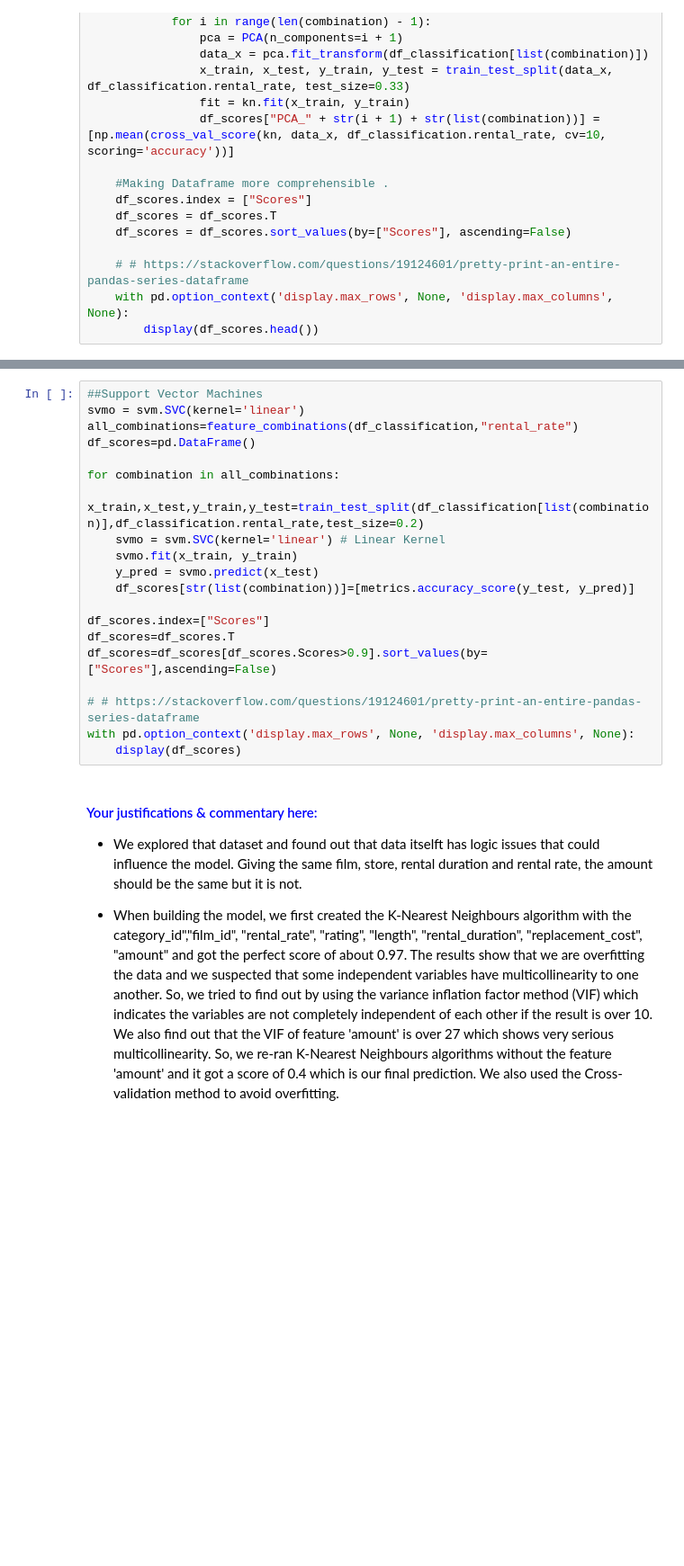
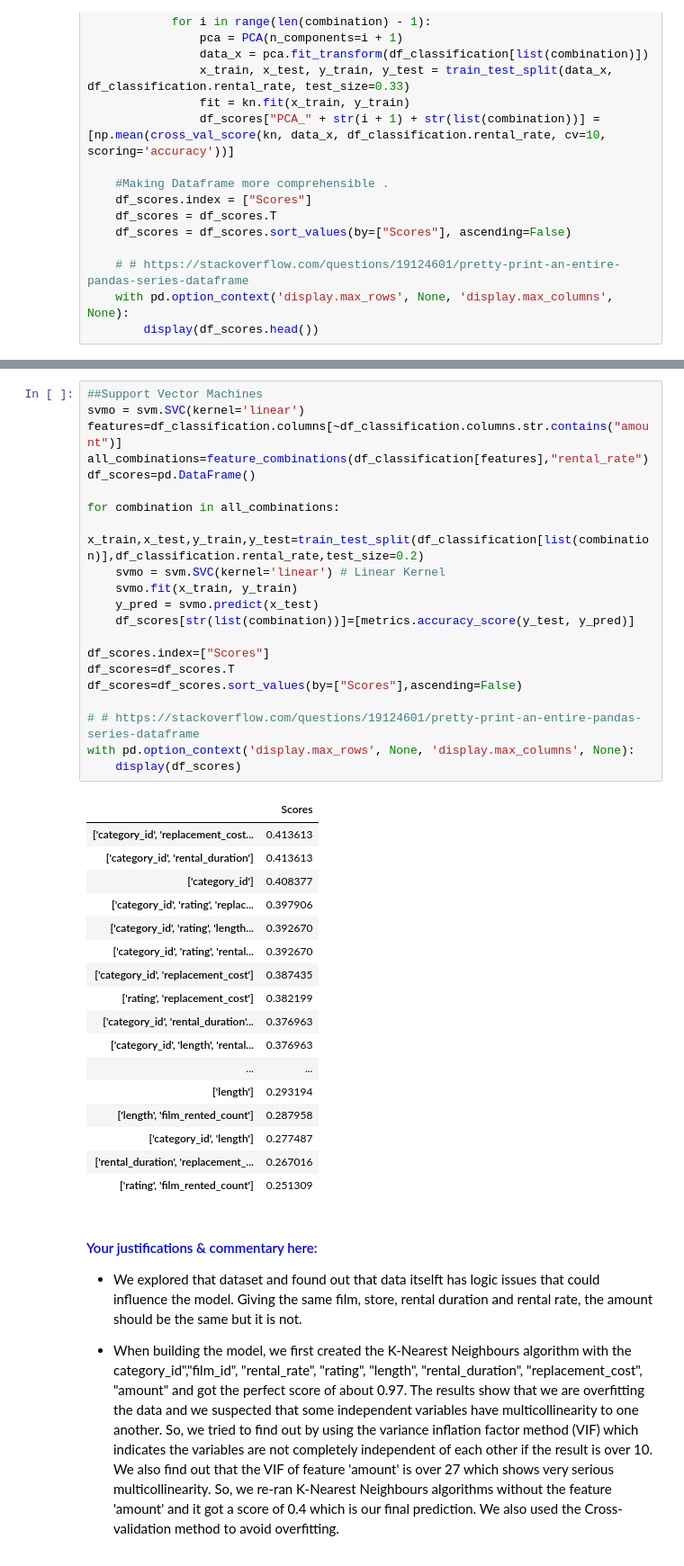
Before and after one commit to DannyFirmin/ML-KMeans-KNN-DecisionTrees, a Jupyter notebook: Assignment-2.ipynb, the cells around one changed output, grey strips where cells are left out. Shown: that part at 90% size. Cells and saved outputs as stored; diff of their text form; blank space fills up the shorter version.

```diff
--- a/Assignment-2.ipynb
+++ b/Assignment-2.ipynb
@@ -736,23 +763,42 @@ knn_classification(df_classification,df_classification.columns[~df_classificatio
 # %%
 ##Support Vector Machines
 svmo = svm.SVC(kernel='linear')
-all_combinations=feature_combinations(df_classification,"rental_rate")
+features=df_classification.columns[~df_classification.columns.str.contains("amount")]
+all_combinations=feature_combinations(df_classification[features],"rental_rate")
 df_scores=pd.DataFrame()
 
 for combination in all_combinations:
     x_train,x_test,y_train,y_test=train_test_split(df_classification[list(combination)],df_classification.rental_rate,test_size=0.2)
     svmo = svm.SVC(kernel='linear') # Linear Kernel
     svmo.fit(x_train, y_train)
     y_pred = svmo.predict(x_test)
     df_scores[str(list(combination))]=[metrics.accuracy_score(y_test, y_pred)]
 
 df_scores.index=["Scores"]
 df_scores=df_scores.T
-df_scores=df_scores[df_scores.Scores>0.9].sort_values(by=["Scores"],ascending=False)
+df_scores=df_scores.sort_values(by=["Scores"],ascending=False)
 
 # # https://stackoverflow.com/questions/19124601/pretty-print-an-entire-pandas-series-dataframe
 with pd.option_context('display.max_rows', None, 'display.max_columns', None):
     display(df_scores)
+# %% [output]
+|  | Scores |
+| ['category_id', 'replacement_cost... | 0.413613 |
+| ['category_id', 'rental_duration'] | 0.413613 |
+| ['category_id'] | 0.408377 |
+| ['category_id', 'rating', 'replac... | 0.397906 |
+| ['category_id', 'rating', 'length... | 0.392670 |
+| ['category_id', 'rating', 'rental... | 0.392670 |
+| ['category_id', 'replacement_cost'] | 0.387435 |
+| ['rating', 'replacement_cost'] | 0.382199 |
+| ['category_id', 'rental_duration'... | 0.376963 |
+| ['category_id', 'length', 'rental... | 0.376963 |
+| ... | ... |
+| ['length'] | 0.293194 |
+| ['length', 'film_rented_count'] | 0.287958 |
+| ['category_id', 'length'] | 0.277487 |
+| ['rental_duration', 'replacement_... | 0.267016 |
+| ['rating', 'film_rented_count'] | 0.251309 |
 # %% [markdown]
 #### <span style="color:blue"> Your justifications & commentary here: </span>
 
```
Also changed, not shown: parts of 12 cells of this notebook.
